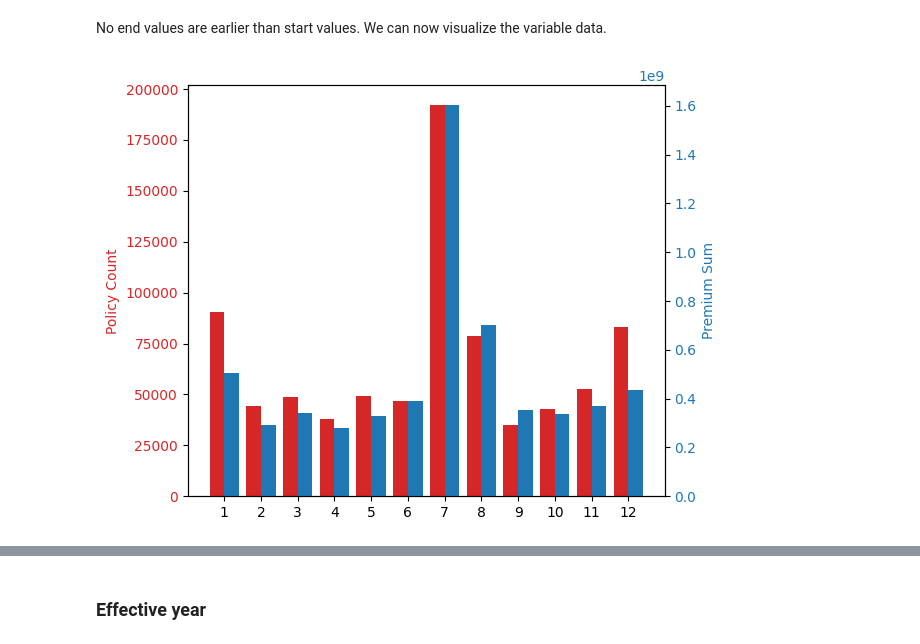
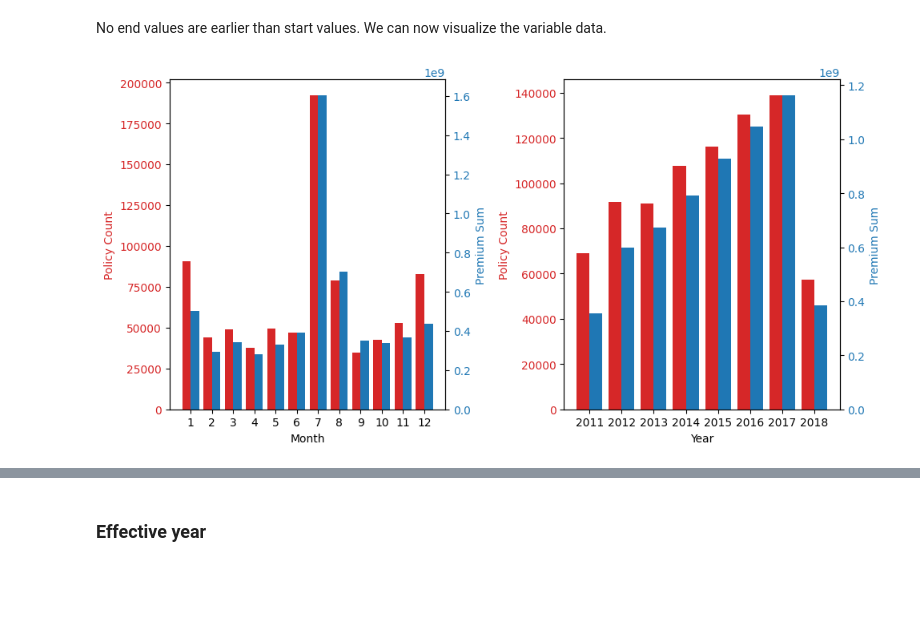
Before and after one commit to Mykolazaz/ethiopian-insurance-premiums, a Jupyter notebook: Basics.ipynb, the cells around one changed output, grey strips where cells are left out. Cells and saved outputs as stored; diff of their text form; code cells hidden in the pictures; blank space fills up the shorter version.

Commit message:
Added insurance policy count & sum visualization by year

```diff
--- a/Basics.ipynb
+++ b/Basics.ipynb
@@ -123,30 +123,50 @@ length
 No end values are earlier than start values. We can now visualize the variable data.
 # %%
 insurance_data["INSR_START_MONTH"] = pd.to_datetime(insurance_data["INSR_BEGIN"], format="%d-%b-%y").dt.month
+insurance_data["INSR_START_YEAR"] = pd.to_datetime(insurance_data["INSR_BEGIN"], format="%d-%b-%y").dt.year
+
 
 start_months = insurance_data["INSR_START_MONTH"].value_counts().sort_index()
 start_months_premium = insurance_data.groupby("INSR_START_MONTH")["PREMIUM"].sum()
 
+start_years = insurance_data["INSR_START_YEAR"].value_counts().sort_index()
+start_years_premium = insurance_data.groupby("INSR_START_YEAR")["PREMIUM"].sum()
+
 months = start_months.index
+years = start_years.index
 
-fig, ax1 = plt.subplots()
+fig, axes = plt.subplots(1, 2, figsize=(10, 5))
 
-x = np.arange(len(months))
+x1, x2 = np.arange(len(months)), np.arange(len(years))
 w = 0.4
 
-ax1.bar(x - w/2, start_months.values, w, label='Policy Count', color='tab:red')
-ax1.set_ylabel('Policy Count', color='tab:red')
-ax1.tick_params(axis='y', labelcolor='tab:red')
+axes[0].bar(x1 - w/2, start_months.values, w, label='Policy Count', color='tab:red')
+axes[0].set_ylabel('Policy Count', color='tab:red')
+axes[0].tick_params(axis='y', labelcolor='tab:red')
+axes[0].set_xlabel('Month')
 
-ax2 = ax1.twinx()
-ax2.bar(x + w/2, start_months_premium.loc[months].values, w, label='Premium Sum', color='tab:blue')
+ax2 = axes[0].twinx()
+ax2.bar(x1 + w/2, start_months_premium.loc[months].values, w, label='Premium Sum', color='tab:blue')
 ax2.set_ylabel('Premium Sum', color='tab:blue')
 ax2.tick_params(axis='y', labelcolor='tab:blue')
 
-ax1.set_xticks(x)
-ax1.set_xticklabels(months)
+axes[0].set_xticks(x1)
+axes[0].set_xticklabels(months)
+
+axes[1].bar(x2 - w/2, start_years.values, w, label='Policy Count', color='tab:red')
+axes[1].set_ylabel('Policy Count', color='tab:red')
+axes[1].tick_params(axis='y', labelcolor='tab:red')
+axes[1].set_xlabel('Year')
+
+ax22 = axes[1].twinx()
+ax22.bar(x2 + w/2, start_years_premium.loc[years].values, w, label='Premium Sum', color='tab:blue')
+ax22.set_ylabel('Premium Sum', color='tab:blue')
+ax22.tick_params(axis='y', labelcolor='tab:blue')
+
+axes[1].set_xticks(x2)
+axes[1].set_xticklabels(years)
 
 fig.tight_layout()
 plt.show()
 # %% [output]
-[figure, old version]
+[figure, new version]
```
Also changed, not shown: parts of 3 cells of this notebook.
